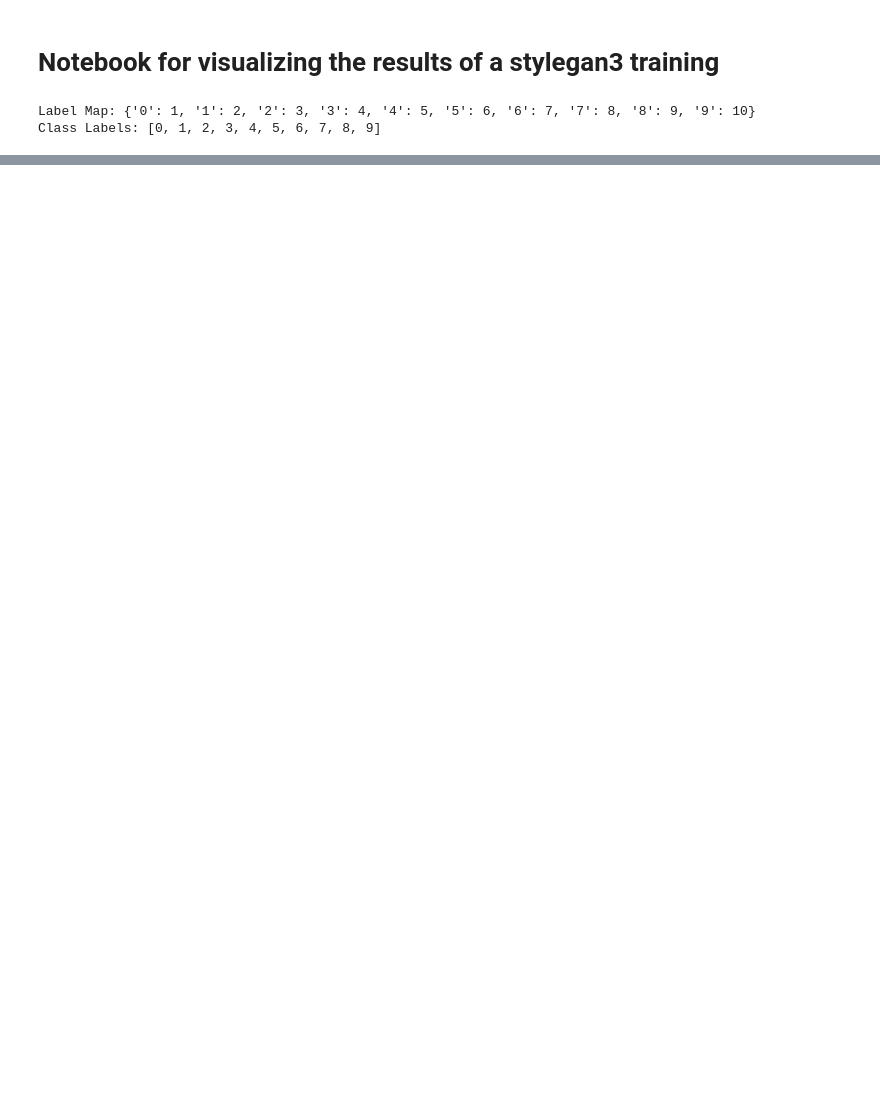
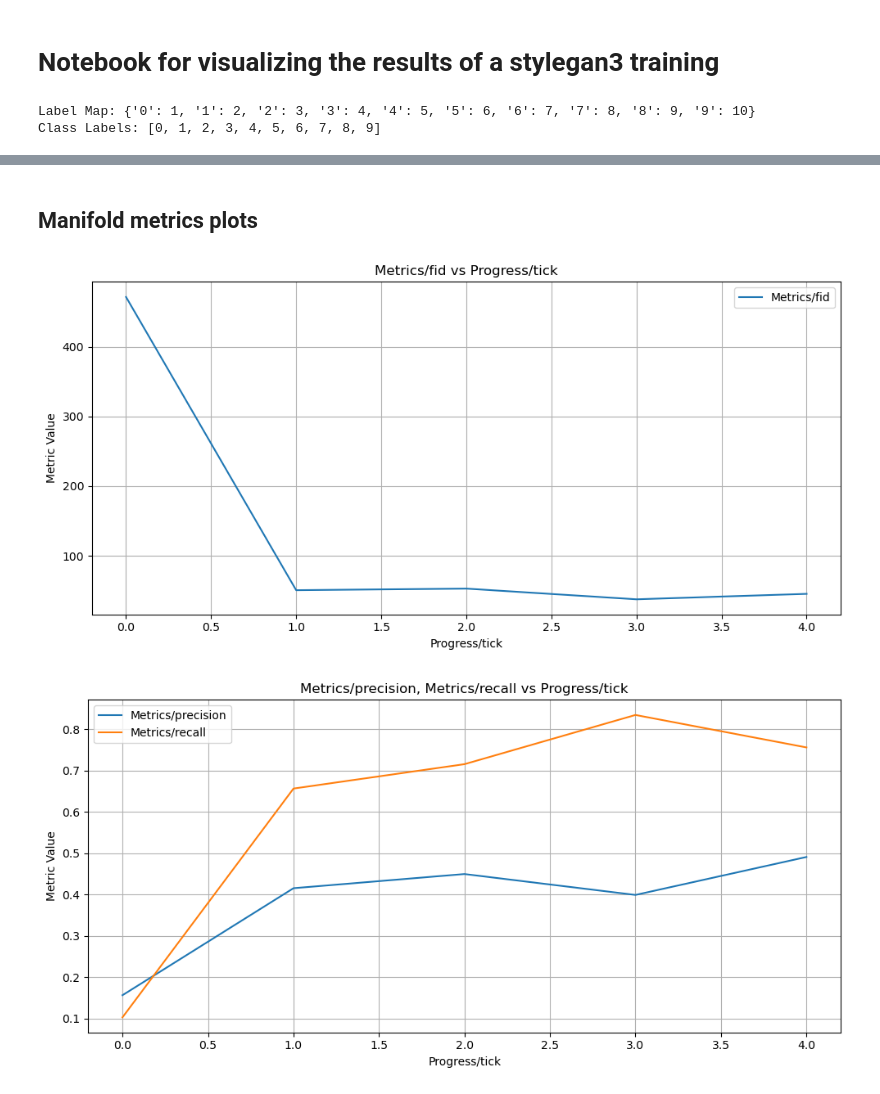
Before and after one commit to antongomez/Conditional-StyleGAN3, a Jupyter notebook: visualize.ipynb, the cells around one changed output, grey strips where cells are left out. Drawn from its saved outputs; the diff is of its cells as text; code cells hidden in the pictures; blank space fills up the shorter version.

```diff
--- a/visualize.ipynb
+++ b/visualize.ipynb
@@ -314,0 +321,21 @@ kimg used for training: 82.008/82.008
+# %% [markdown]
+## Manifold metrics plots
+# %%
+plot_metric(
+    metrics,
+    metrics=["Metrics/fid"],
+    x_axis="Progress/tick",
+    marker=None,
+    start_tick=adversarial_starting_tick,
+)
+
+plot_metric(
+    metrics,
+    metrics=["Metrics/precision", "Metrics/recall"],
+    x_axis="Progress/tick",
+    marker=None,
+    start_tick=adversarial_starting_tick,
+)
+# %% [output]
+[figure, added]
+[figure, added]
```
Also changed, not shown: parts of 20 cells of this notebook, 4 other files.
